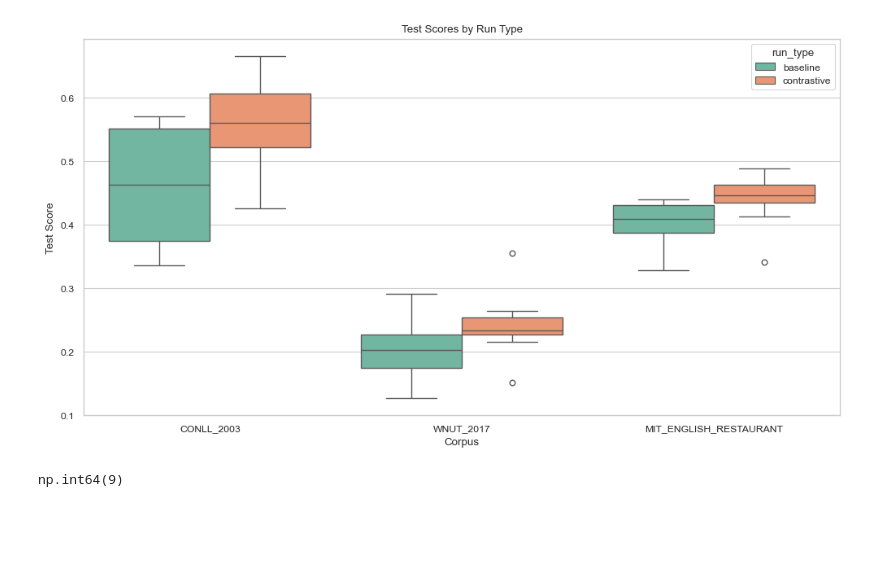
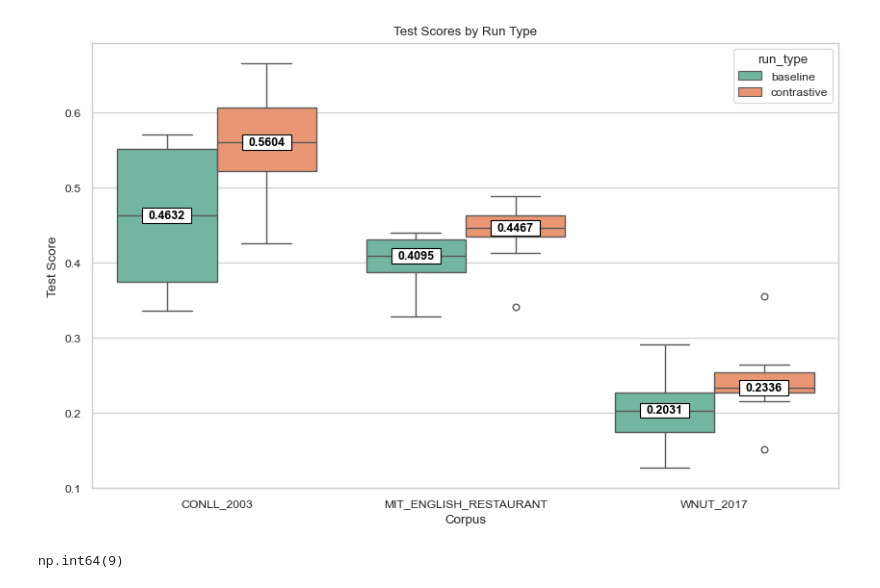
Before and after one commit to cezary17/contrastner, a Jupyter notebook: analysis/baseline_compare.ipynb, the cells around one changed output. Saved outputs shown, nothing was run; the diff lists cells and outputs as text; code cells hidden in the pictures; blank space fills up the shorter version.

```diff
--- a/analysis/baseline_compare.ipynb
+++ b/analysis/baseline_compare.ipynb
@@ -52,14 +31,0 @@ full_df["test_score"].isna().to_list()
-# %%
-plt.figure(figsize=(12, 6))
-
-sns.boxplot(x='corpus', y='test_score', data=full_df, hue='run_type')
-
-plt.title('Test Scores by Run Type')
-plt.xlabel('Corpus')
-plt.ylabel('Test Score')
-
-save_path = Path(os.getcwd(), "output_figs", "baseline_contrastive_experiment_fig.png")
-plt.savefig(save_path, bbox_inches='tight')
-plt.show()
-# %% [output]
-[figure, removed]
@@ -66,3 +38,67 @@ plt.show()
+# %%
+X_SIZE = 10
+Y_SIZE = 6
+
+plt.figure(figsize=(X_SIZE, Y_SIZE))
+
+box_plot = sns.boxplot(x='corpus', y='test_score', data=df, hue='run_type')
+
+plt.title('Test Scores by Run Type')
+plt.xlabel('Corpus')
+plt.ylabel('Test Score')
+
+plt.subplots_adjust(wspace=0.5)
+
+# Get the current axis
+ax = plt.gca()
+
+# Calculate the vertical offset based on the plot size
+y_range = ax.get_ylim()[1] - ax.get_ylim()[0]
+vertical_offset = y_range * 0.01
+
+x_margin = X_SIZE = 0.025
+y_margin = Y_SIZE = 0.0025
+
+sub = True
+for xtick in box_plot.get_xticks():
+    for median in medians[xtick]:
+        text = ax.text(
+            xtick-0.2 if sub else xtick+0.2,
+            median,
+            f'{median:.4f}',
+            horizontalalignment='center',
+            verticalalignment='center',
+            size=9,
+            color='black',
+            weight='semibold'
+        )
+
+        # Get the bounding box of the text
+        bbox = text.get_window_extent(renderer=plt.gcf().canvas.get_renderer())
+
+        # Convert bbox to data coordinates
+        bbox_data = bbox.transformed(ax.transData.inverted())
+
+        rect = plt.Rectangle((bbox_data.x0 - x_margin, bbox_data.y0 - y_margin),
+                             bbox_data.width + 2*x_margin,
+                             bbox_data.height + 2*y_margin,
+                             facecolor='white',
+                             edgecolor='black',
+                             # alpha=0.7,
+                             zorder=3)
+
+        ax.add_patch(rect)
+
+        # Bring the text to the front
+        text.set_zorder(4)
+        sub = not sub
+
+
+save_path = Path(os.getcwd(), "output_figs", "baseline_contrastive_experiment_fig.png")
+plt.savefig(save_path, bbox_inches='tight')
+plt.show()
+# %% [output]
+[figure, added]
 # %%
 wnut_df["test_score"].isna().sum()
 # %% [output]
```
Also changed, not shown: parts of 4 cells of this notebook, 9 other files.
